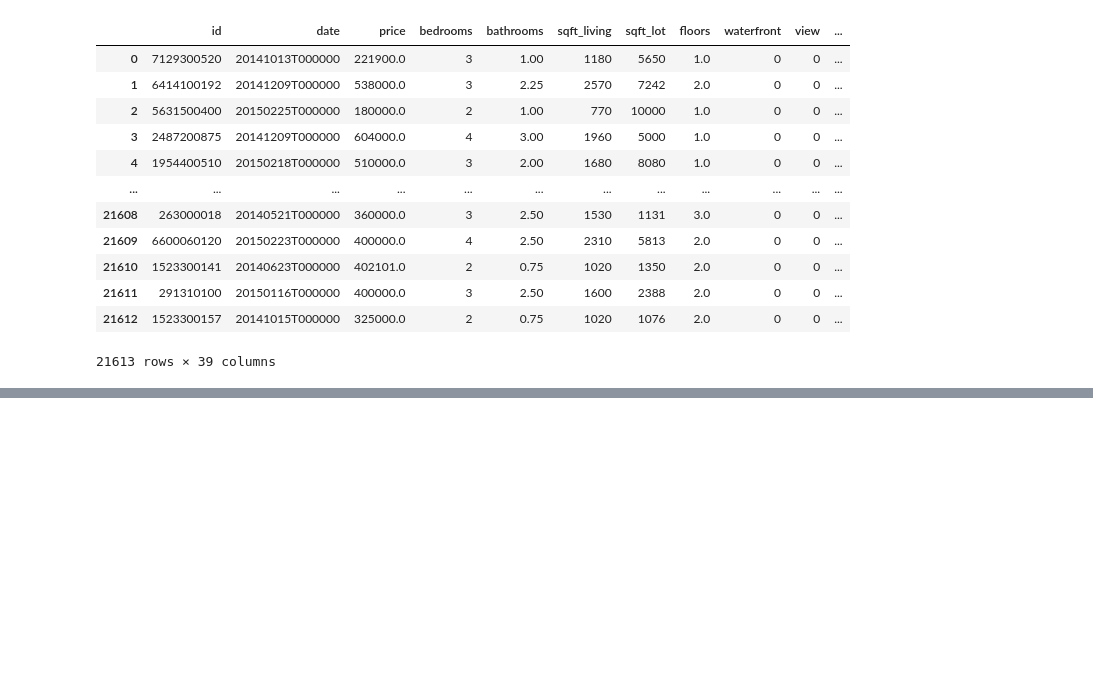
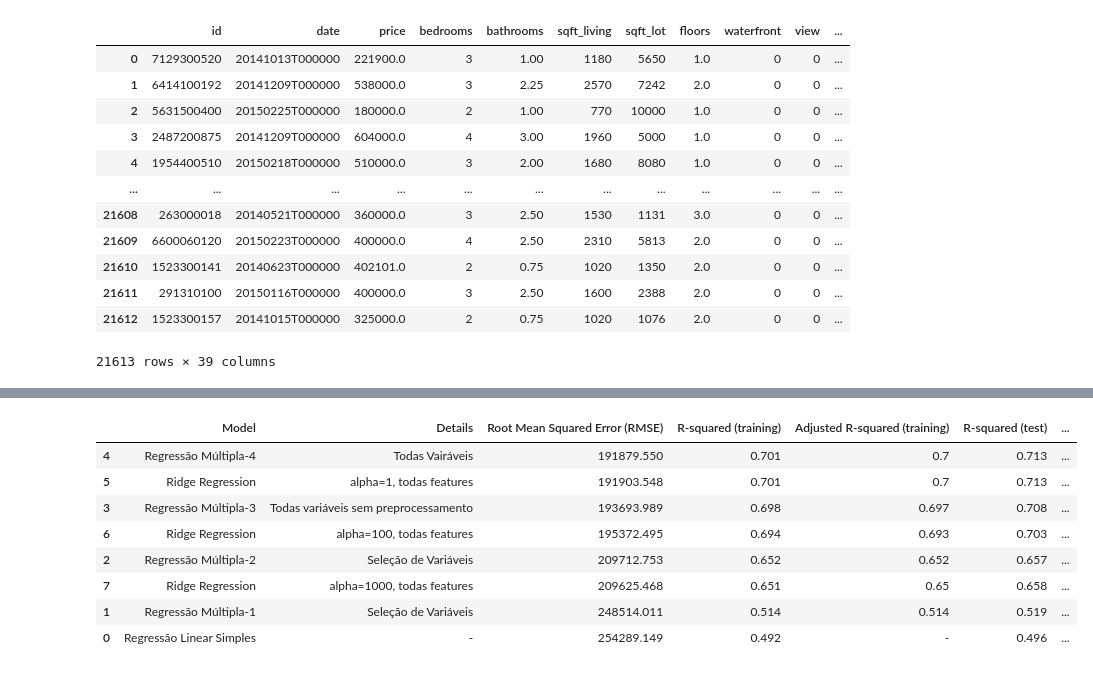
Before and after one commit to fgaraujofh/AEDI, a Jupyter notebook: prova/AEDI_Prova1_Questao1.ipynb, the cells around one changed output, grey strips where cells are left out. Saved outputs shown, nothing was run; the diff lists cells and outputs as text; code cells hidden in the pictures; blank space fills up the shorter version.

```diff
--- a/prova/AEDI_Prova1_Questao1.ipynb
+++ b/prova/AEDI_Prova1_Questao1.ipynb
@@ -336,0 +507,56 @@ df_dm
+# %%
+features = ['bedrooms','bathrooms','sqft_living','sqft_lot','floors','waterfront',
+            'view','condition','grade','sqft_above','sqft_basement','age_binned_<1',
+            'age_binned_1-5', 'age_binned_6-10','age_binned_11-25', 'age_binned_26-50',
+            'age_binned_51-75','age_binned_76-100', 'age_binned_>100','age_rnv_binned_<1',
+            'age_rnv_binned_1-5', 'age_rnv_binned_6-10', 'age_rnv_binned_11-25',
+            'age_rnv_binned_26-50', 'age_rnv_binned_51-75', 'age_rnv_binned_>75',
+            'zipcode','lat','long','sqft_living15','sqft_lot15']
+complex_model_R = linear_model.Ridge(alpha=1)
+complex_model_R.fit(train_data_dm[features],train_data_dm['price'])
+
+pred1 = complex_model_R.predict(test_data_dm[features])
+rmsecm1 = float(format(np.sqrt(metrics.mean_squared_error(test_data_dm['price'],pred1)),'.3f'))
+rtrcm1 = float(format(complex_model_R.score(train_data_dm[features],train_data_dm['price']),'.3f'))
+artrcm1 = float(format(adjustedR2(complex_model_R.score(train_data_dm[features],train_data_dm['price']),train_data_dm.shape[0],len(features)),'.3f'))
+rtecm1 = float(format(complex_model_R.score(test_data_dm[features],test_data_dm['price']),'.3f'))
+artecm1 = float(format(adjustedR2(complex_model_R.score(test_data_dm[features],test_data_dm['price']),test_data_dm.shape[0],len(features)),'.3f'))
+cv1 = float(format(cross_val_score(complex_model_R,df_dm[features],df_dm['price'],cv=5).mean(),'.3f'))
+
+complex_model_R = linear_model.Ridge(alpha=100)
+complex_model_R.fit(train_data_dm[features],train_data_dm['price'])
+
+pred2 = complex_model_R.predict(test_data_dm[features])
+rmsecm2 = float(format(np.sqrt(metrics.mean_squared_error(test_data_dm['price'],pred2)),'.3f'))
+rtrcm2 = float(format(complex_model_R.score(train_data_dm[features],train_data_dm['price']),'.3f'))
+artrcm2 = float(format(adjustedR2(complex_model_R.score(train_data_dm[features],train_data_dm['price']),train_data_dm.shape[0],len(features)),'.3f'))
+rtecm2 = float(format(complex_model_R.score(test_data_dm[features],test_data_dm['price']),'.3f'))
+artecm2 = float(format(adjustedR2(complex_model_R.score(test_data_dm[features],test_data_dm['price']),test_data_dm.shape[0],len(features)),'.3f'))
+cv2 = float(format(cross_val_score(complex_model_R,df_dm[features],df_dm['price'],cv=5).mean(),'.3f'))
+
+complex_model_R = linear_model.Ridge(alpha=1000)
+complex_model_R.fit(train_data_dm[features],train_data_dm['price'])
+
+pred3 = complex_model_R.predict(test_data_dm[features])
+rmsecm3 = float(format(np.sqrt(metrics.mean_squared_error(test_data_dm['price'],pred3)),'.3f'))
+rtrcm3 = float(format(complex_model_R.score(train_data_dm[features],train_data_dm['price']),'.3f'))
+artrcm3 = float(format(adjustedR2(complex_model_R.score(train_data_dm[features],train_data_dm['price']),train_data_dm.shape[0],len(features)),'.3f'))
+rtecm3 = float(format(complex_model_R.score(test_data_dm[features],test_data_dm['price']),'.3f'))
+artecm3 = float(format(adjustedR2(complex_model_R.score(test_data_dm[features],test_data_dm['price']),test_data_dm.shape[0],len(features)),'.3f'))
+cv3 = float(format(cross_val_score(complex_model_R,df_dm[features],df_dm['price'],cv=5).mean(),'.3f'))
+
+r = evaluation.shape[0]
+evaluation.loc[r] = ['Ridge Regression','alpha=1, todas features',rmsecm1,rtrcm1,artrcm1,rtecm1,artecm1,cv1]
+evaluation.loc[r+1] = ['Ridge Regression','alpha=100, todas features',rmsecm2,rtrcm2,artrcm2,rtecm2,artecm2,cv2]
+evaluation.loc[r+2] = ['Ridge Regression','alpha=1000, todas features',rmsecm3,rtrcm3,artrcm3,rtecm3,artecm3,cv3]
+evaluation.sort_values(by = '5-Fold Cross Validation', ascending=False)
+# %% [output]
+|  | Model | Details | Root Mean Squared Error (RMSE) | R-squared (training) | Adjusted R-squared (training) | R-squared (test) | ... |
+| 4 | Regressão Múltipla-4 | Todas Vairáveis | 191879.550 | 0.701 | 0.7 | 0.713 | ... |
+| 5 | Ridge Regression | alpha=1, todas features | 191903.548 | 0.701 | 0.7 | 0.713 | ... |
+| 3 | Regressão Múltipla-3 | Todas variáveis sem preprocessamento | 193693.989 | 0.698 | 0.697 | 0.708 | ... |
+| 6 | Ridge Regression | alpha=100, todas features | 195372.495 | 0.694 | 0.693 | 0.703 | ... |
+| 2 | Regressão Múltipla-2 | Seleção de Variáveis | 209712.753 | 0.652 | 0.652 | 0.657 | ... |
+| 7 | Ridge Regression | alpha=1000, todas features | 209625.468 | 0.651 | 0.65 | 0.658 | ... |
+| 1 | Regressão Múltipla-1 | Seleção de Variáveis | 248514.011 | 0.514 | 0.514 | 0.519 | ... |
+| 0 | Regressão Linear Simples | - | 254289.149 | 0.492 | - | 0.496 | ... |
```
Also changed, not shown: parts of 21 cells of this notebook, 1 other file.
